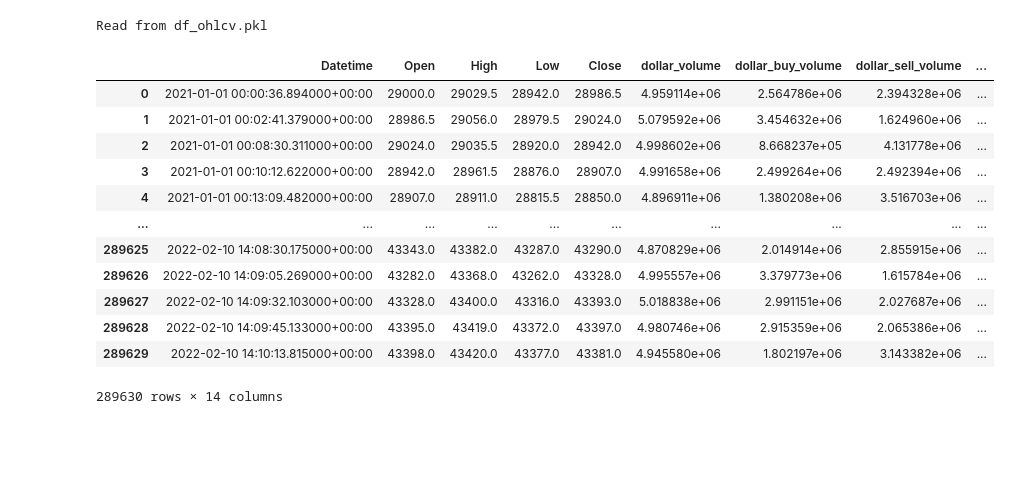
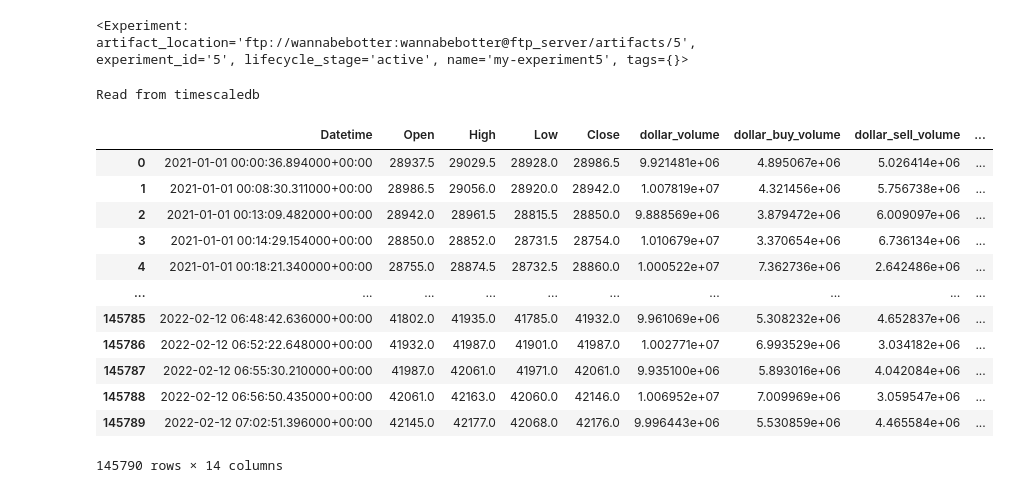
Before and after one commit to WannabeBotter/crypto_misc_jupyter, a Jupyter notebook: lightgbm_exercise/lightgbm_exercise.ipynb, the cells around one changed output. Saved outputs shown, nothing was run; the diff lists cells and outputs as text; code cells hidden in the pictures; blank space fills up the shorter version.

```diff
--- a/lightgbm_exercise/lightgbm_exercise.ipynb
+++ b/lightgbm_exercise/lightgbm_exercise.ipynb
@@ -30,9 +30,15 @@ import sys
 sys.path.append('..')
 from cpcv_util import *
 from optuna_util import *
+# %%
+import mlflow
+mlflow.set_tracking_uri("http://mlflow:8890")
+mlflow.set_experiment("my-experiment5")
+# %% [output]
+<Experiment: artifact_location='ftp://wannabebotter:wannabebotter@ftp_server/artifacts/5', experiment_id='5', lifecycle_stage='active', name='my-experiment5', tags={}>
 # %%
 options = {
-    'read_timescaledb': False,
+    'read_timescaledb': True,
     'optimize_atr': False,
     'train_with_optuna': False,
     'svg_output': False
@@ -40,46 +46,46 @@ options = {
 # %%
 from timescaledb_util import *
 
 # TimescaleDB用のユーティリティライブラリの設定
 _pg_config = {
         'user': os.environ['POSTGRES_USER'],
         'password': os.environ['POSTGRES_PASSWORD'],
         'host': os.environ['POSTGRES_HOST'],
         'port': os.environ['POSTGRES_PORT'],
         'database': os.environ['POSTGRES_DATABASE']
     }
 
 # TimescaleDBアクセス用のユーティリティオブジェクトを作成
 if options['read_timescaledb'] == True:
     print('Read from timescaledb')
     _dbutil = TimeScaleDBUtil(user = _pg_config['user'], password = _pg_config['password'], host = _pg_config['host'], port = _pg_config['port'], database = _pg_config['database'])
 
     # 全区間のドルバーの読み込みと保存 (mplfinanceでの表示のためにカラム名を変更している)
-    df = _dbutil.load_dollarbars('ftx', 'BTC-PERP', 5000000, '2021-01-01 00:00:00.000+00', '2023-01-01 00:00:00.000+00')
+    df = _dbutil.load_dollarbars('ftx', 'BTC-PERP', 10000000, '2021-01-01 00:00:00.000+00', '2023-01-01 00:00:00.000+00')
     df.columns = ['Datetime', 'Open', 'High', 'Low', 'Close', 'dollar_volume', 'dollar_buy_volume', 'dollar_sell_volume', 'dollar_liquidation_buy_volume', 'dollar_liquidation_sell_volume', 'dollar_cumsum', 'dollar_buy_cumsum', 'dollar_sell_cumsum']
     df['fee'] = 0.02 / 100
     df.to_pickle('df_ohlcv.pkl')
 else:
     # 保存しておいたドルバーを読み込み
     print('Read from df_ohlcv.pkl')
     df = pd.read_pickle('df_ohlcv.pkl')
 
 display(df)
 # %% [output]
-Read from df_ohlcv.pkl
+Read from timescaledb
 |  | Datetime | Open | High | Low | Close | dollar_volume | dollar_buy_volume | dollar_sell_volume | ... |
-| 0 | 2021-01-01 00:00:36.894000+00:00 | 29000.0 | 29029.5 | 28942.0 | 28986.5 | 4.959114e+06 | 2.564786e+06 | 2.394328e+06 | ... |
-| 1 | 2021-01-01 00:02:41.379000+00:00 | 28986.5 | 29056.0 | 28979.5 | 29024.0 | 5.079592e+06 | 3.454632e+06 | 1.624960e+06 | ... |
-| 2 | 2021-01-01 00:08:30.311000+00:00 | 29024.0 | 29035.5 | 28920.0 | 28942.0 | 4.998602e+06 | 8.668237e+05 | 4.131778e+06 | ... |
-| 3 | 2021-01-01 00:10:12.622000+00:00 | 28942.0 | 28961.5 | 28876.0 | 28907.0 | 4.991658e+06 | 2.499264e+06 | 2.492394e+06 | ... |
-| 4 | 2021-01-01 00:13:09.482000+00:00 | 28907.0 | 28911.0 | 28815.5 | 28850.0 | 4.896911e+06 | 1.380208e+06 | 3.516703e+06 | ... |
+| 0 | 2021-01-01 00:00:36.894000+00:00 | 28937.5 | 29029.5 | 28928.0 | 28986.5 | 9.921481e+06 | 4.895067e+06 | 5.026414e+06 | ... |
+| 1 | 2021-01-01 00:08:30.311000+00:00 | 28986.5 | 29056.0 | 28920.0 | 28942.0 | 1.007819e+07 | 4.321456e+06 | 5.756738e+06 | ... |
+| 2 | 2021-01-01 00:13:09.482000+00:00 | 28942.0 | 28961.5 | 28815.5 | 28850.0 | 9.888569e+06 | 3.879472e+06 | 6.009097e+06 | ... |
+| 3 | 2021-01-01 00:14:29.154000+00:00 | 28850.0 | 28852.0 | 28731.5 | 28754.0 | 1.010679e+07 | 3.370654e+06 | 6.736134e+06 | ... |
+| 4 | 2021-01-01 00:18:21.340000+00:00 | 28755.0 | 28874.5 | 28732.5 | 28860.0 | 1.000522e+07 | 7.362736e+06 | 2.642486e+06 | ... |
 | ... | ... | ... | ... | ... | ... | ... | ... | ... | ... |
-| 289625 | 2022-02-10 14:08:30.175000+00:00 | 43343.0 | 43382.0 | 43287.0 | 43290.0 | 4.870829e+06 | 2.014914e+06 | 2.855915e+06 | ... |
-| 289626 | 2022-02-10 14:09:05.269000+00:00 | 43282.0 | 43368.0 | 43262.0 | 43328.0 | 4.995557e+06 | 3.379773e+06 | 1.615784e+06 | ... |
-| 289627 | 2022-02-10 14:09:32.103000+00:00 | 43328.0 | 43400.0 | 43316.0 | 43393.0 | 5.018838e+06 | 2.991151e+06 | 2.027687e+06 | ... |
-| 289628 | 2022-02-10 14:09:45.133000+00:00 | 43395.0 | 43419.0 | 43372.0 | 43397.0 | 4.980746e+06 | 2.915359e+06 | 2.065386e+06 | ... |
-| 289629 | 2022-02-10 14:10:13.815000+00:00 | 43398.0 | 43420.0 | 43377.0 | 43381.0 | 4.945580e+06 | 1.802197e+06 | 3.143382e+06 | ... |
+| 145785 | 2022-02-12 06:48:42.636000+00:00 | 41802.0 | 41935.0 | 41785.0 | 41932.0 | 9.961069e+06 | 5.308232e+06 | 4.652837e+06 | ... |
+| 145786 | 2022-02-12 06:52:22.648000+00:00 | 41932.0 | 41987.0 | 41901.0 | 41987.0 | 1.002771e+07 | 6.993529e+06 | 3.034182e+06 | ... |
+| 145787 | 2022-02-12 06:55:30.210000+00:00 | 41987.0 | 42061.0 | 41971.0 | 42061.0 | 9.935100e+06 | 5.893016e+06 | 4.042084e+06 | ... |
+| 145788 | 2022-02-12 06:56:50.435000+00:00 | 42061.0 | 42163.0 | 42060.0 | 42146.0 | 1.006952e+07 | 7.009969e+06 | 3.059547e+06 | ... |
+| 145789 | 2022-02-12 07:02:51.396000+00:00 | 42145.0 | 42177.0 | 42068.0 | 42176.0 | 9.996443e+06 | 5.530859e+06 | 4.465584e+06 | ... |
-289630 rows × 14 columns
+145790 rows × 14 columns
 # %%
 # Richmanbtcさんのチュートリアルの関数をカスタムした関数群
 
```
Also changed, not shown: parts of 7 cells of this notebook.
